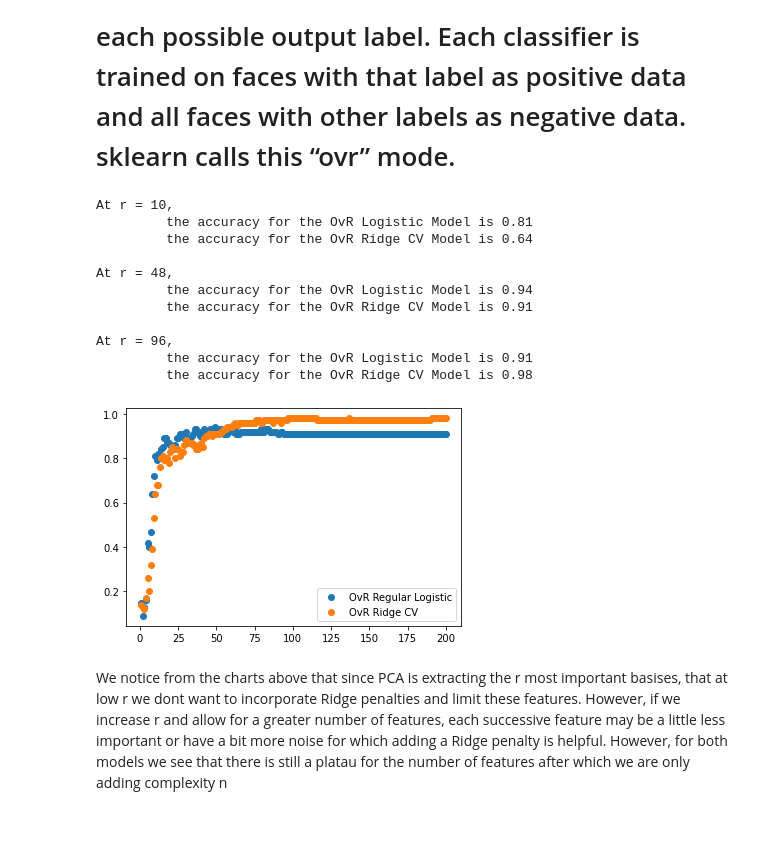
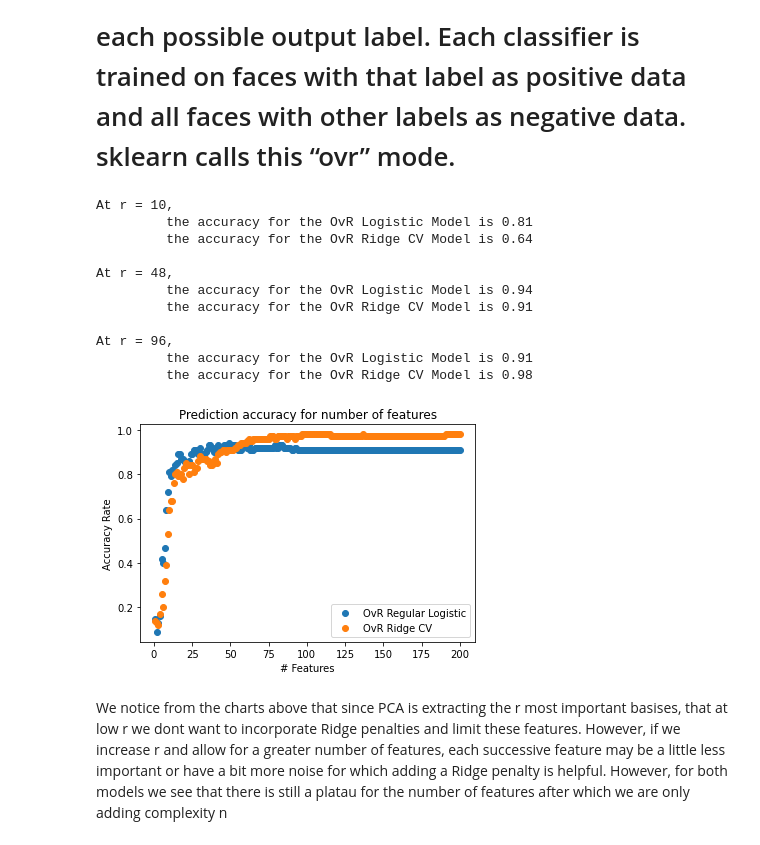
Before and after one commit to adam-wolfson/AML, a Jupyter notebook: hw3-1/HW3-1_Faces.ipynb, the cells around one changed output. Drawn from its saved outputs; the diff is of its cells as text; code cells hidden in the pictures.

```diff
--- a/hw3-1/HW3-1_Faces.ipynb
+++ b/hw3-1/HW3-1_Faces.ipynb
@@ -221,33 +221,36 @@ for r in rs:
 
 max_reg = np.argmax(acc_rates)
 print("At r = "+ str(max_reg) +", ")
 print("\t the accuracy for the OvR Logistic Model is " + str(acc_rates[max_reg]))
 print("\t the accuracy for the OvR Ridge CV Model is " + str(ridge_rates[max_reg]))
 print("")
 
 max_ridge = np.argmax(ridge_rates)
 print("At r = "+ str(max_ridge) +", ")
 print("\t the accuracy for the OvR Logistic Model is " + str(acc_rates[max_ridge]))
 print("\t the accuracy for the OvR Ridge CV Model is " + str(ridge_rates[max_ridge]))
 print("")
 
 
 plt.scatter(rs, acc_rates, label = 'OvR Regular Logistic')
 plt.scatter(rs, ridge_rates, label = 'OvR Ridge CV')
 plt.legend()
+plt.ylabel("Accuracy Rate")
+plt.xlabel("# Features")
+plt.title("Prediction accuracy for number of features")
 plt.show()
 # %% [output]
 At r = 10,
          the accuracy for the OvR Logistic Model is 0.81
          the accuracy for the OvR Ridge CV Model is 0.64
 
 At r = 48,
          the accuracy for the OvR Logistic Model is 0.94
          the accuracy for the OvR Ridge CV Model is 0.91
 
 At r = 96,
          the accuracy for the OvR Logistic Model is 0.91
          the accuracy for the OvR Ridge CV Model is 0.98
-[figure, old version]
+[figure, new version]
 # %% [markdown]
 We notice from the charts above that since PCA is extracting the r most important basises, that at low r we dont want to incorporate Ridge penalties and limit these features. However, if we increase r and allow for a greater number of features, each successive feature may be a little less important or have a bit more noise for which adding a Ridge penalty is helpful. However, for both models we see that there is still a platau for the number of features after which we are only adding complexity n
```
Also changed, not shown: parts of 2 cells of this notebook.
